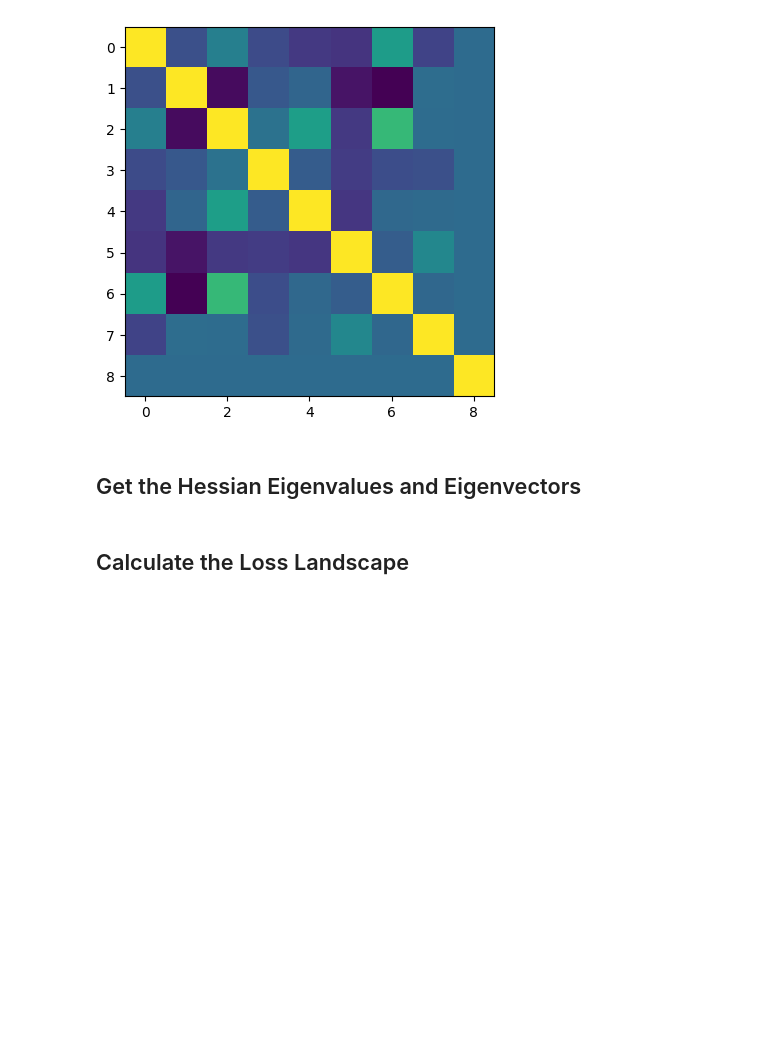
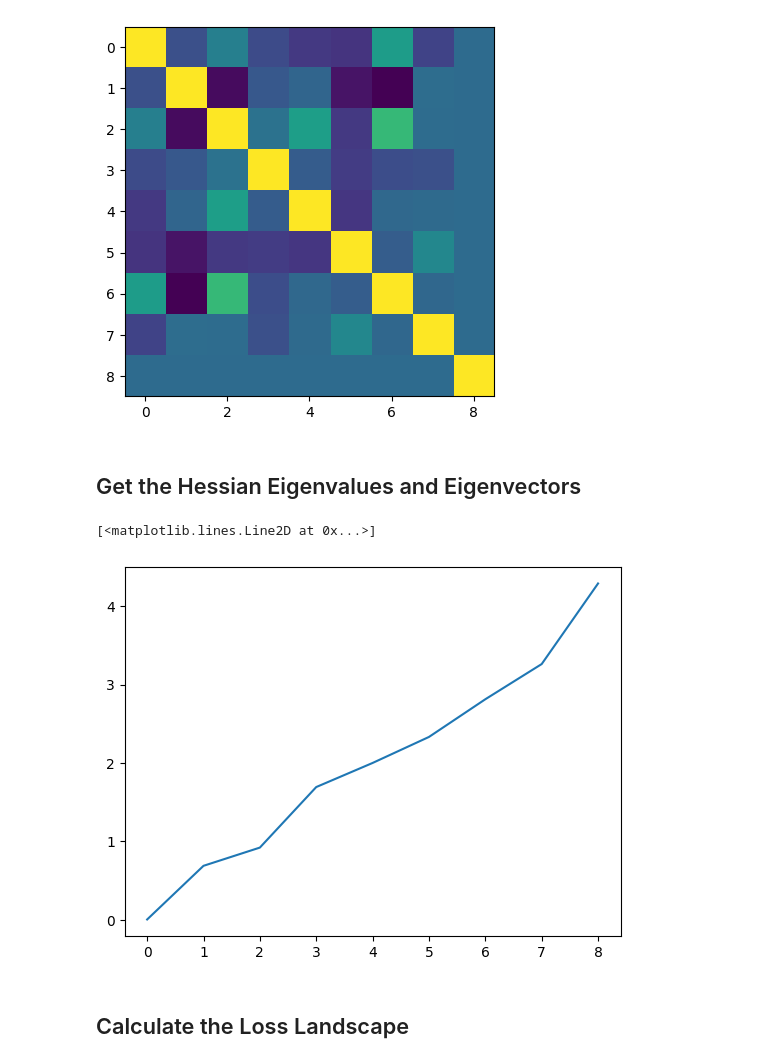
Before and after one commit to daleas0120/townhall_tutorial, a Jupyter notebook: nb1_loss_landscape.ipynb, the cells around one changed output. Cells and saved outputs as stored; diff of their text form; code cells hidden in the pictures; blank space fills up the shorter version.

```diff
--- a/nb1_loss_landscape.ipynb
+++ b/nb1_loss_landscape.ipynb
@@ -160 +156,6 @@ eigenvalues, eigenvectors = LA.eig(hessian)
+# %%
+plt.plot(eigenvalues)
+# %% [output]
+[<matplotlib.lines.Line2D at 0x...>]
+[figure, added]
 # %%
```
Also changed, not shown: parts of 6 cells of this notebook.
